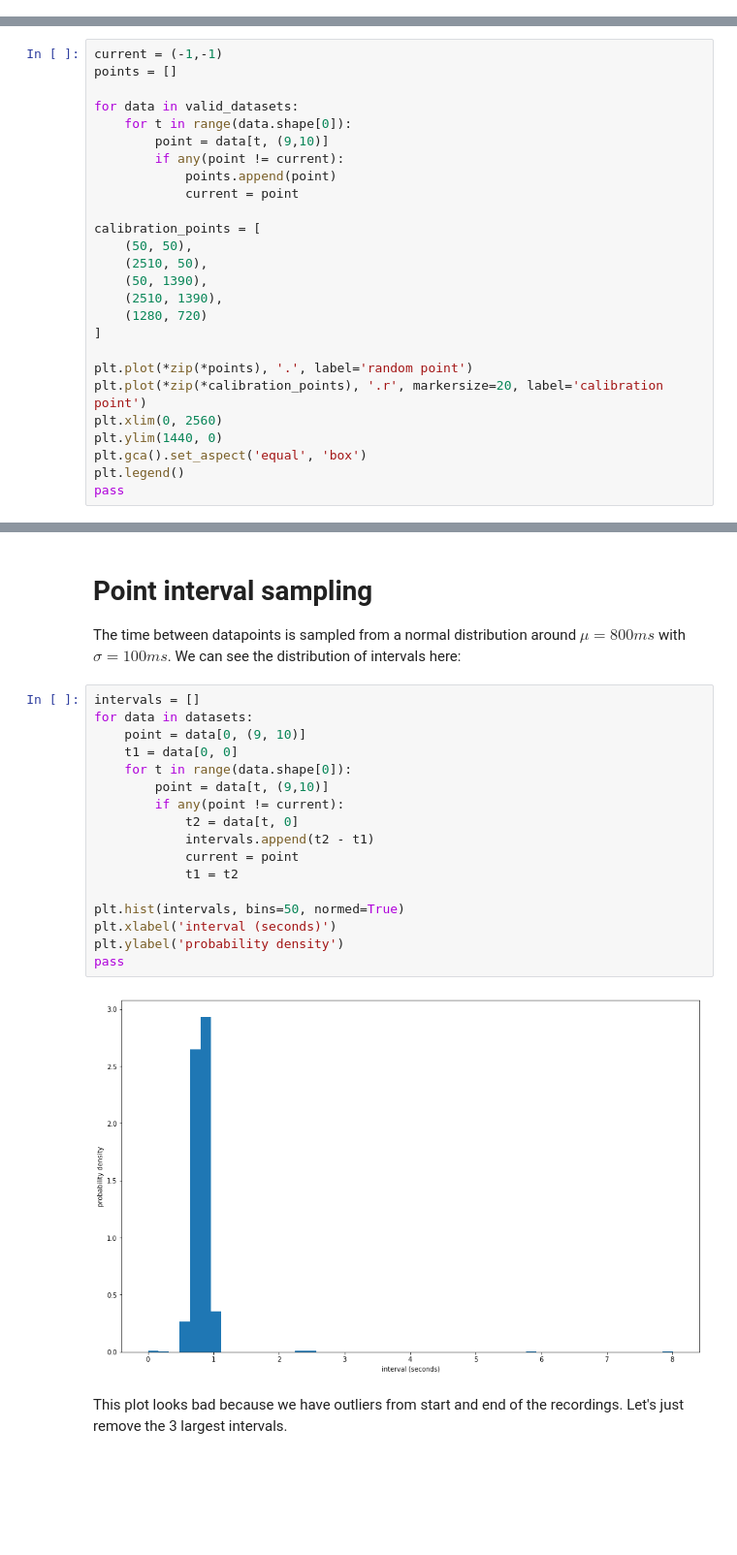
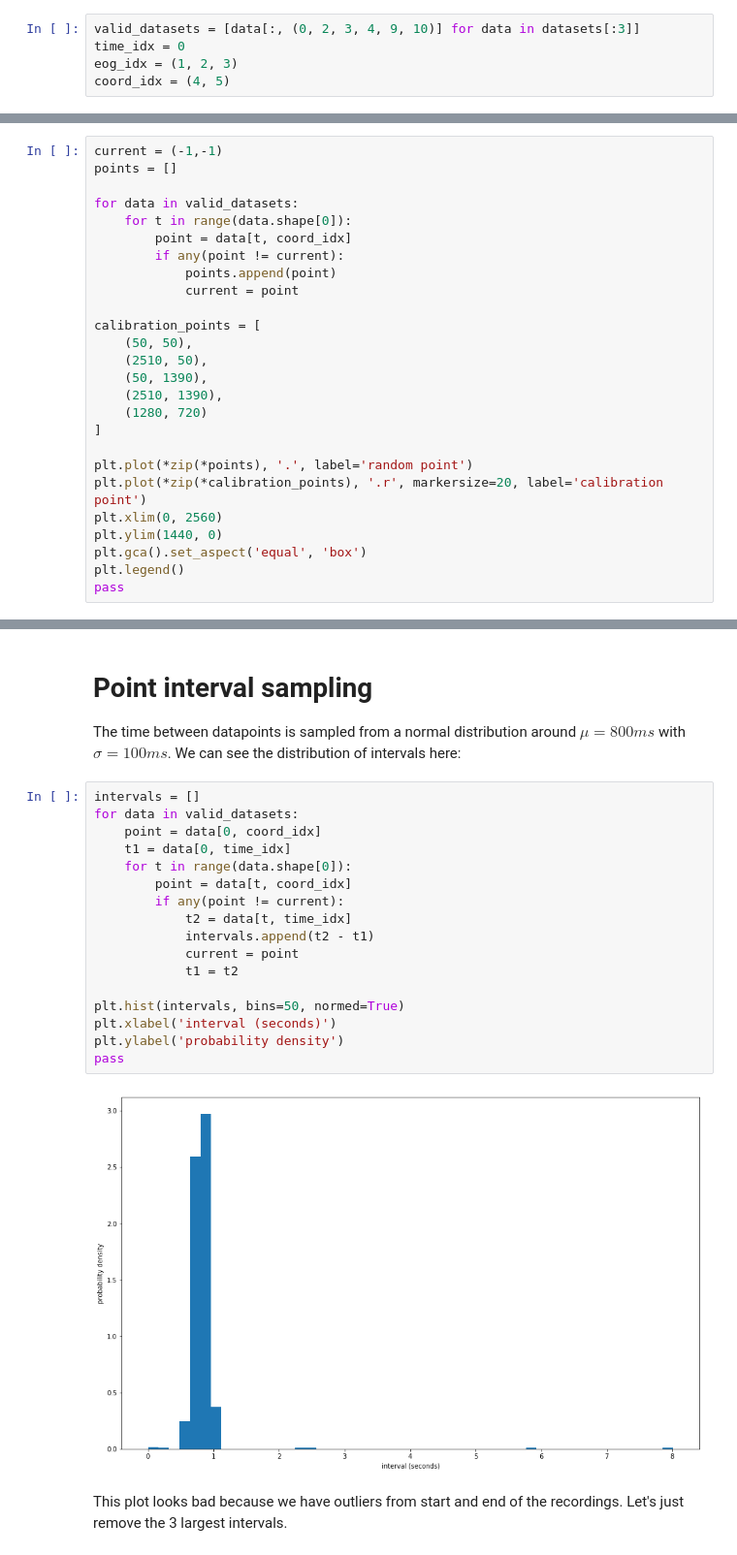
Before and after one commit to jleugeri/traumschreiber_EOG, a Jupyter notebook: patrick/data_analysis.ipynb, the cells around one changed output, grey strips where cells are left out. Shown at 97% size. Drawn from its saved outputs; the diff is of its cells as text; blank space fills up the shorter version.

```diff
--- a/patrick/data_analysis.ipynb
+++ b/patrick/data_analysis.ipynb
@@ -102,3 +100,8 @@ valid_datasets = datasets[:3]
+# %%
+valid_datasets = [data[:, (0, 2, 3, 4, 9, 10)] for data in datasets[:3]]
+time_idx = 0
+eog_idx = (1, 2, 3)
+coord_idx = (4, 5)
 # %% [markdown]
 # Point location sampling
 Every run has 10 batches of 20 uniformly distributed points and 5 calibration points in the center and the four corners. That makes for a total of 600 + 150 = 750 points for analysis from the first three runs.
@@ -108,7 +111,7 @@ points = []
 
 for data in valid_datasets:
     for t in range(data.shape[0]):
-        point = data[t, (9,10)]
+        point = data[t, coord_idx]
         if any(point != current):
             points.append(point)
             current = point
@@ -135,23 +138,23 @@ pass
 The time between datapoints is sampled from a normal distribution around $\mu = 800ms$ with $\sigma = 100ms$. We can see the distribution of intervals here:
 # %%
 intervals = []
-for data in datasets:
-    point = data[0, (9, 10)]
-    t1 = data[0, 0]
+for data in valid_datasets:
+    point = data[0, coord_idx]
+    t1 = data[0, time_idx]
     for t in range(data.shape[0]):
-        point = data[t, (9,10)]
+        point = data[t, coord_idx]
         if any(point != current):
-            t2 = data[t, 0]
+            t2 = data[t, time_idx]
             intervals.append(t2 - t1)
             current = point
             t1 = t2
 
 plt.hist(intervals, bins=50, normed=True)
 plt.xlabel('interval (seconds)')
 plt.ylabel('probability density')
 pass
 # %% [output]
-[figure, old version]
+[figure, new version]
 # %% [markdown]
 This plot looks bad because we have outliers from start and end of the recordings. Let's just remove the 3 largest intervals.
 # %%
```
Also changed, not shown: parts of 7 cells of this notebook.
